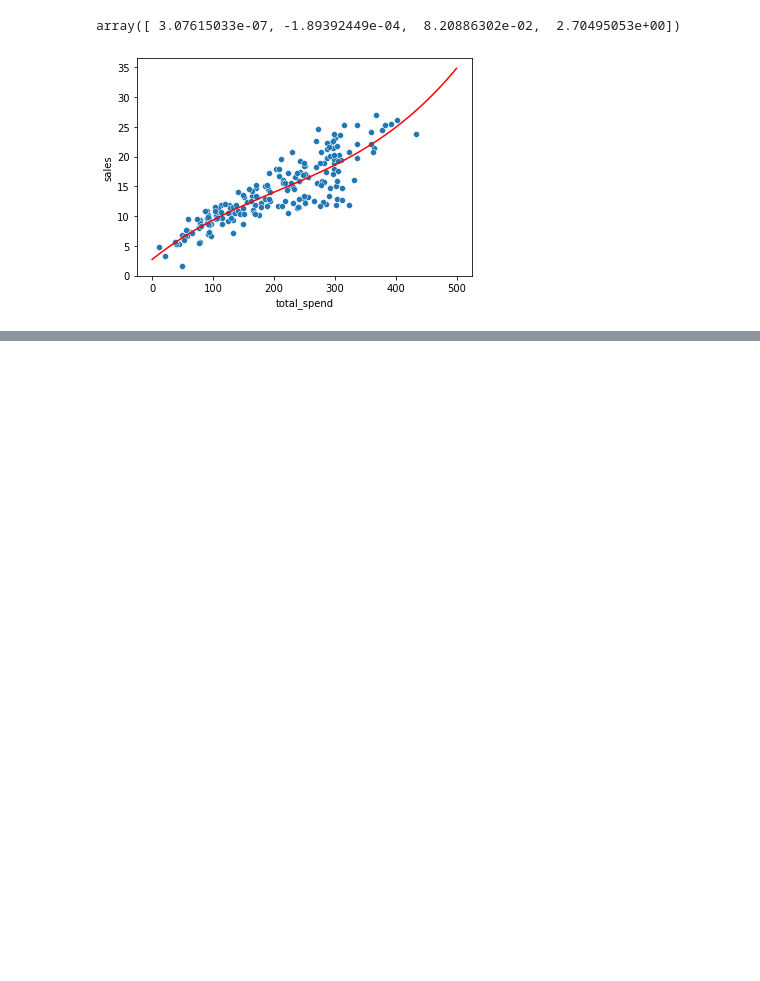
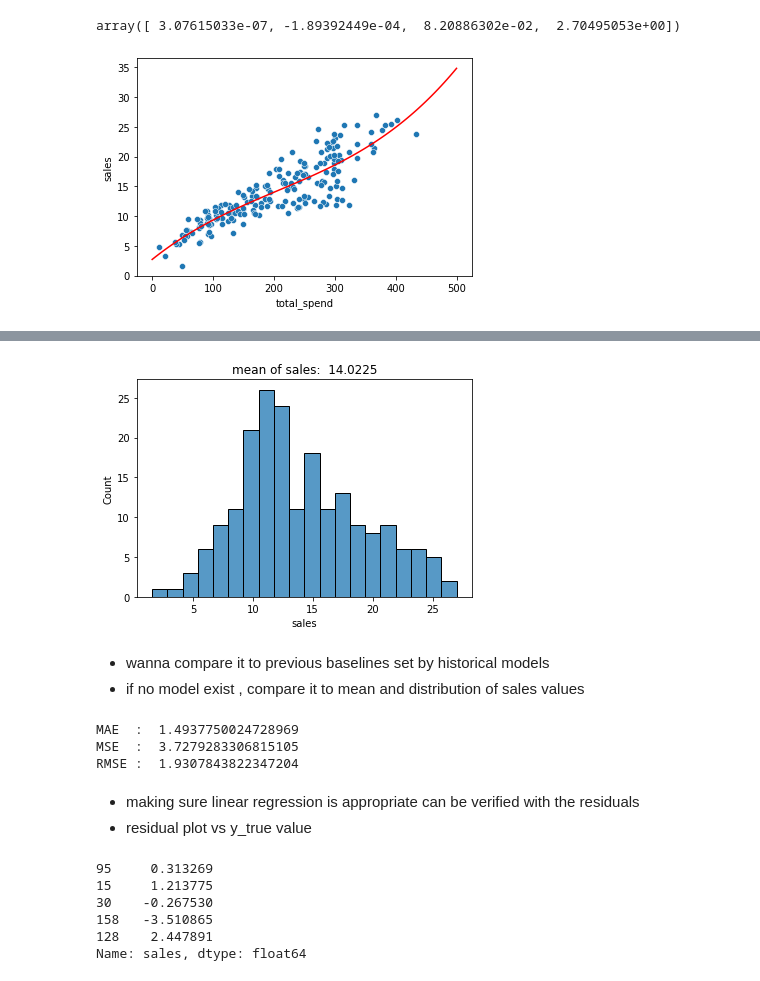
Before and after one commit to lilab001/ML-Toolkit, a Jupyter notebook: simple-linear-regression-codes.ipynb, the cells around one changed output, grey strips where cells are left out. Cells and saved outputs as stored; diff of their text form; code cells hidden in the pictures; blank space fills up the shorter version.

```diff
--- a/simple-linear-regression-codes.ipynb
+++ b/simple-linear-regression-codes.ipynb
@@ -92,0 +159,29 @@ plt.plot( pot_spend , pred_sales , color = 'red');
+# %%
+plt.title('mean of sales:  ' + str( df['sales'].mean()))
+sns.histplot( data = df , x = 'sales' , bins = 20 );
+# %% [output]
+[figure, added]
+# %% [markdown]
+* wanna compare it to previous baselines set by historical models
+* if no model exist , compare it to mean and distribution of sales values
+# %%
+print('MAE  : ' , mean_absolute_error( y_test , test_predictions )        )
+print('MSE  : ' , mean_squared_error( y_test , test_predictions  )        )
+print('RMSE : ' , np.sqrt(mean_squared_error( y_test , test_predictions )))
+# %% [output]
+MAE  :  1.4937750024728969
+MSE  :  3.7279283306815105
+RMSE :  1.9307843822347204
+# %% [markdown]
+* making sure linear regression is appropriate can be verified with the residuals
+* residual plot vs y_true value
+# %%
+test_residuals =  y_test - test_predictions
+test_residuals.head()
+# %% [output]
+95     0.313269
+15     1.213775
+30    -0.267530
+158   -3.510865
+128    2.447891
+Name: sales, dtype: float64
```
Also changed, not shown: parts of 21 cells of this notebook.
